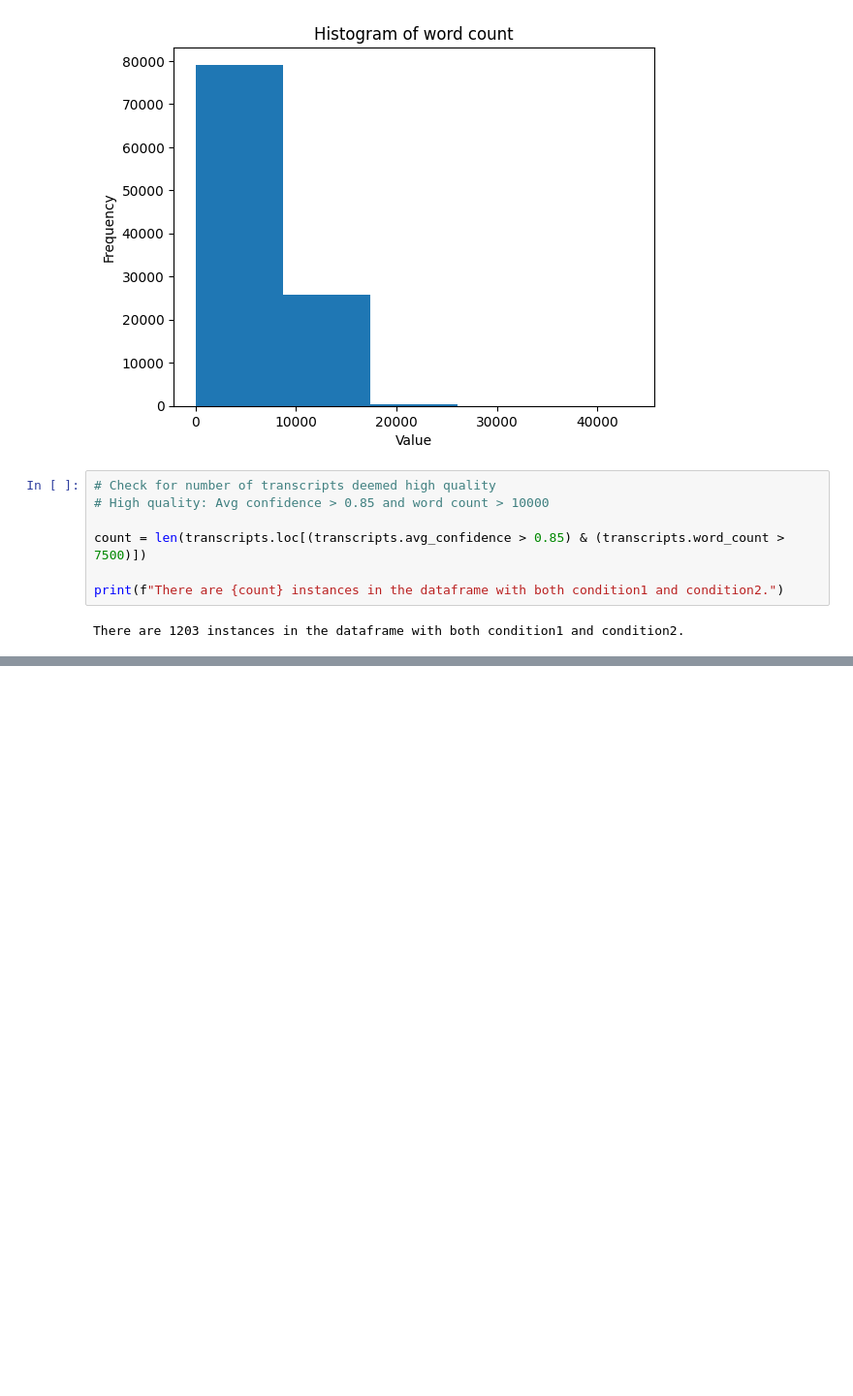
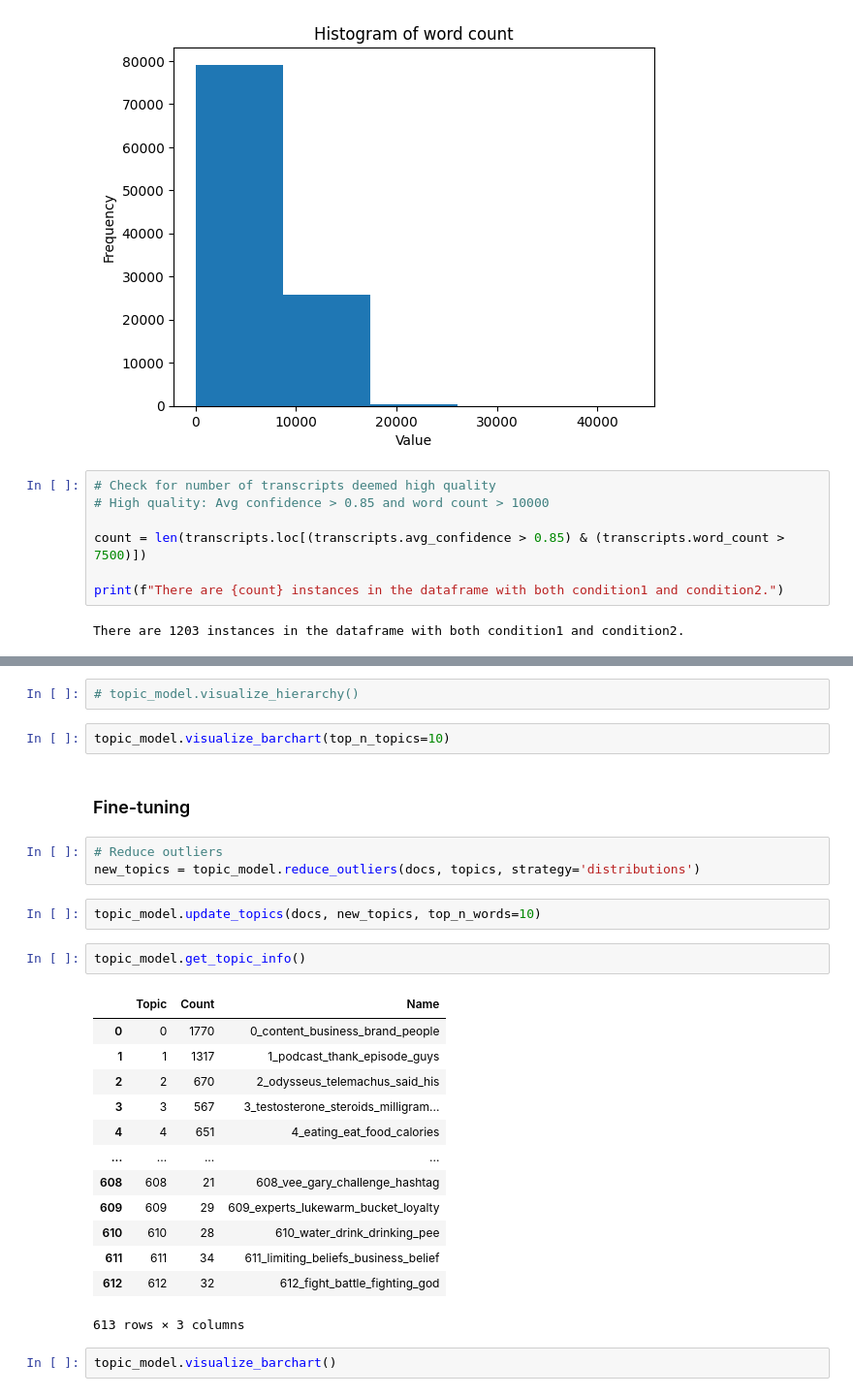
Before and after one commit to OskarMunck/Thesis, a Jupyter notebook: create_mini_sample.ipynb, the cells around one changed output, grey strips where cells are left out. Shown at 97% size. Saved outputs shown, nothing was run; the diff lists cells and outputs as text; blank space fills up the shorter version.

```diff
--- a/create_mini_sample.ipynb
+++ b/create_mini_sample.ipynb
@@ -71,0 +215,29 @@ show_5BeowSqXPtLEtlvUJ2Y9KC  05eJlIsXIfnDNSaSDjeNVe  Hello listeners is the inte
+# %%
+# topic_model.visualize_hierarchy()
+# %%
+topic_model.visualize_barchart(top_n_topics=10)
+# %% [markdown]
+### Fine-tuning
+# %%
+# Reduce outliers
+new_topics = topic_model.reduce_outliers(docs, topics, strategy='distributions')
+# %%
+topic_model.update_topics(docs, new_topics, top_n_words=10)
+# %%
+topic_model.get_topic_info()
+# %% [output]
+|  | Topic | Count | Name |
+| 0 | 0 | 1770 | 0_content_business_brand_people |
+| 1 | 1 | 1317 | 1_podcast_thank_episode_guys |
+| 2 | 2 | 670 | 2_odysseus_telemachus_said_his |
+| 3 | 3 | 567 | 3_testosterone_steroids_milligram... |
+| 4 | 4 | 651 | 4_eating_eat_food_calories |
+| ... | ... | ... | ... |
+| 608 | 608 | 21 | 608_vee_gary_challenge_hashtag |
+| 609 | 609 | 29 | 609_experts_lukewarm_bucket_loyalty |
+| 610 | 610 | 28 | 610_water_drink_drinking_pee |
+| 611 | 611 | 34 | 611_limiting_beliefs_business_belief |
+| 612 | 612 | 32 | 612_fight_battle_fighting_god |
+613 rows × 3 columns
+# %%
+topic_model.visualize_barchart()
```
Also changed, not shown: parts of 18 cells of this notebook, 1 other file.
